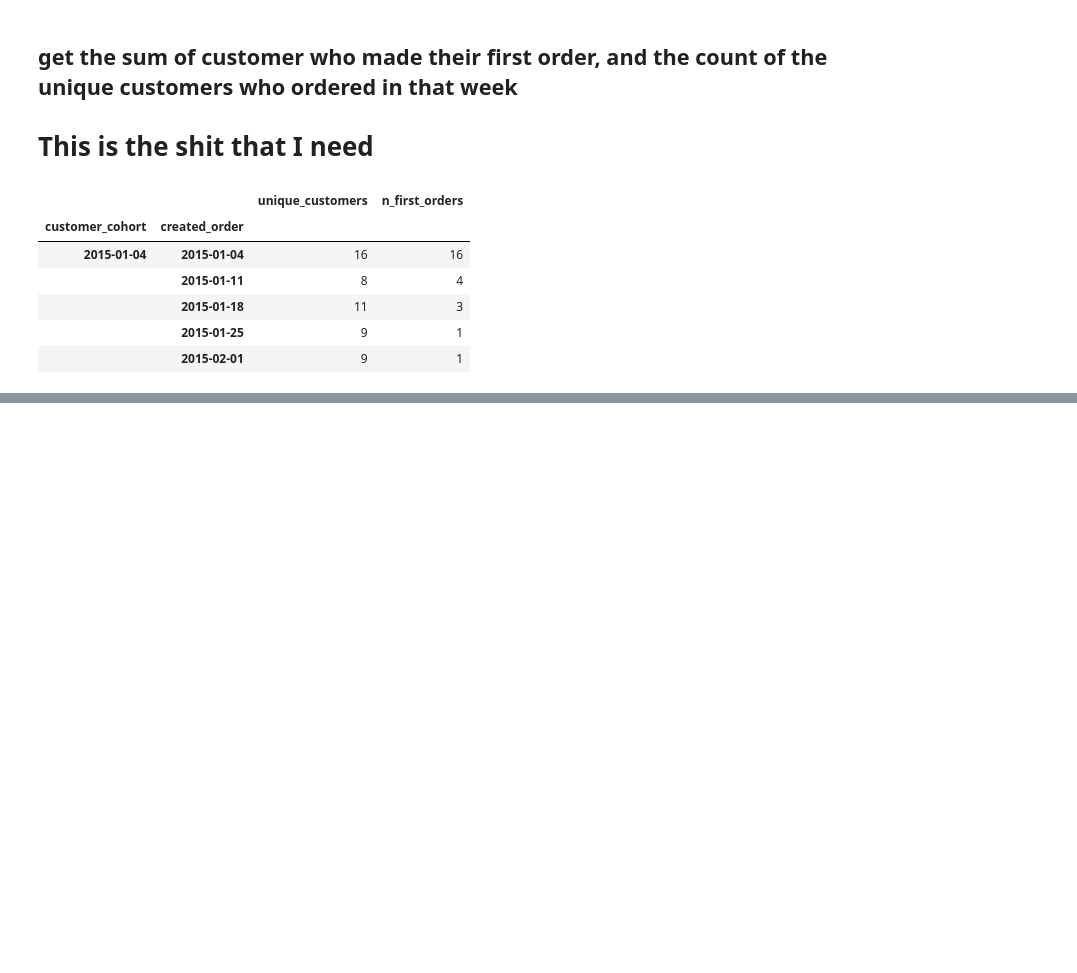
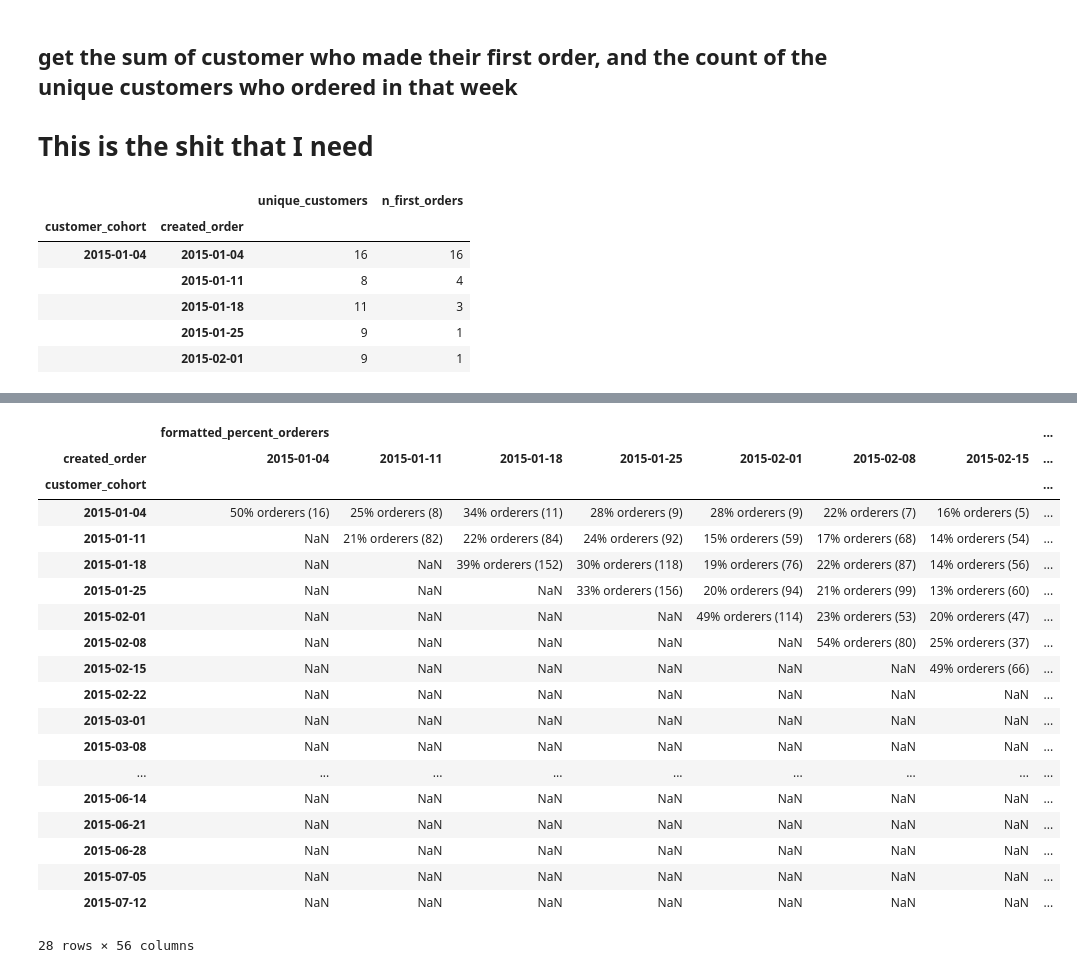
Before and after one commit to bfdykstra/invitae-cohort-analysis, a Jupyter notebook: Invitae.ipynb, the cells around one changed output, grey strips where cells are left out. Saved outputs shown, nothing was run; the diff lists cells and outputs as text; code cells hidden in the pictures; blank space fills up the shorter version.

```diff
--- a/Invitae.ipynb
+++ b/Invitae.ipynb
@@ -427,0 +171,3 @@ distinct_customers_pivot.pivot(index='customer_cohort', columns='first_order', v
+# %%
+cohorts_w_all_counts = cohorts_w_all_counts.merge(n_customers_by_cohort, right_index = True, left_index = True)
+cohorts_w_all_counts.head()
@@ -427,0 +209,4 @@ distinct_customers_pivot.pivot(index='customer_cohort', columns='first_order', v
+# %%
+cohorts_w_all_counts['percent_orderers'] = cohorts_w_all_counts['unique_customers'] / cohorts_w_all_counts['n_customers']
+cohorts_w_all_counts['percent_first_time'] = cohorts_w_all_counts['n_first_orders'] / cohorts_w_all_counts['n_customers']
+cohorts_w_all_counts.head()
@@ -427,0 +223,10 @@ distinct_customers_pivot.pivot(index='customer_cohort', columns='first_order', v
+# %%
+def format_orderers(data):
+    return "{:.0%} orderers ({:.0f})".format(data['percent_orderers'], data['unique_customers'])
+
+def format_firsts(data):
+    return "{:.0%} 1st time ({:.0f})".format(data['percent_first_time'], data['n_first_orders'])
+# %%
+cohorts_w_all_counts['formatted_percent_orderers'] = cohorts_w_all_counts.apply(format_orderers, axis = 1)
+cohorts_w_all_counts['formatted_percent_first_time'] = cohorts_w_all_counts.apply(format_firsts, axis = 1)
+cohorts_w_all_counts.head()
@@ -427,0 +241,24 @@ distinct_customers_pivot.pivot(index='customer_cohort', columns='first_order', v
+# %%
+cohorts_all_pivot = cohorts_w_all_counts.sort_index(ascending=False).reset_index()
+cohorts_all_pivot.pivot(index='customer_cohort', columns='created_order', values=['formatted_percent_orderers', 'formatted_percent_first_time'])
+# %% [output]
+|  | formatted_percent_orderers |  |  |  |  |  |  | ... |
+| created_order | 2015-01-04 | 2015-01-11 | 2015-01-18 | 2015-01-25 | 2015-02-01 | 2015-02-08 | 2015-02-15 | ... |
+| customer_cohort |  |  |  |  |  |  |  | ... |
+| 2015-01-04 | 50% orderers (16) | 25% orderers (8) | 34% orderers (11) | 28% orderers (9) | 28% orderers (9) | 22% orderers (7) | 16% orderers (5) | ... |
+| 2015-01-11 | NaN | 21% orderers (82) | 22% orderers (84) | 24% orderers (92) | 15% orderers (59) | 17% orderers (68) | 14% orderers (54) | ... |
+| 2015-01-18 | NaN | NaN | 39% orderers (152) | 30% orderers (118) | 19% orderers (76) | 22% orderers (87) | 14% orderers (56) | ... |
+| 2015-01-25 | NaN | NaN | NaN | 33% orderers (156) | 20% orderers (94) | 21% orderers (99) | 13% orderers (60) | ... |
+| 2015-02-01 | NaN | NaN | NaN | NaN | 49% orderers (114) | 23% orderers (53) | 20% orderers (47) | ... |
+| 2015-02-08 | NaN | NaN | NaN | NaN | NaN | 54% orderers (80) | 25% orderers (37) | ... |
+| 2015-02-15 | NaN | NaN | NaN | NaN | NaN | NaN | 49% orderers (66) | ... |
+| 2015-02-22 | NaN | NaN | NaN | NaN | NaN | NaN | NaN | ... |
+| 2015-03-01 | NaN | NaN | NaN | NaN | NaN | NaN | NaN | ... |
+| 2015-03-08 | NaN | NaN | NaN | NaN | NaN | NaN | NaN | ... |
+| ... | ... | ... | ... | ... | ... | ... | ... | ... |
+| 2015-06-14 | NaN | NaN | NaN | NaN | NaN | NaN | NaN | ... |
+| 2015-06-21 | NaN | NaN | NaN | NaN | NaN | NaN | NaN | ... |
+| 2015-06-28 | NaN | NaN | NaN | NaN | NaN | NaN | NaN | ... |
+| 2015-07-05 | NaN | NaN | NaN | NaN | NaN | NaN | NaN | ... |
+| 2015-07-12 | NaN | NaN | NaN | NaN | NaN | NaN | NaN | ... |
+28 rows × 56 columns
```
Also changed, not shown: parts of 55 cells of this notebook.
